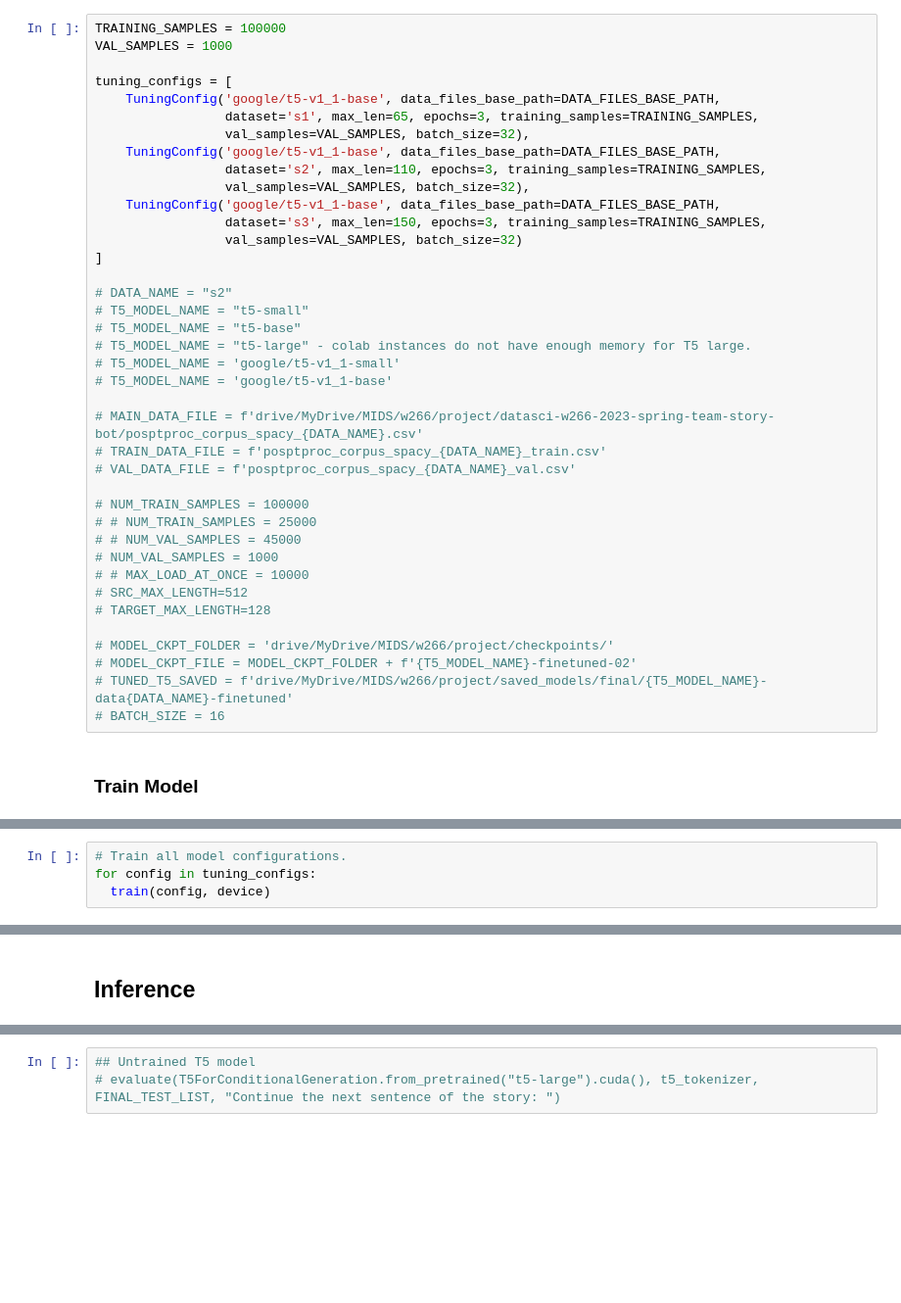
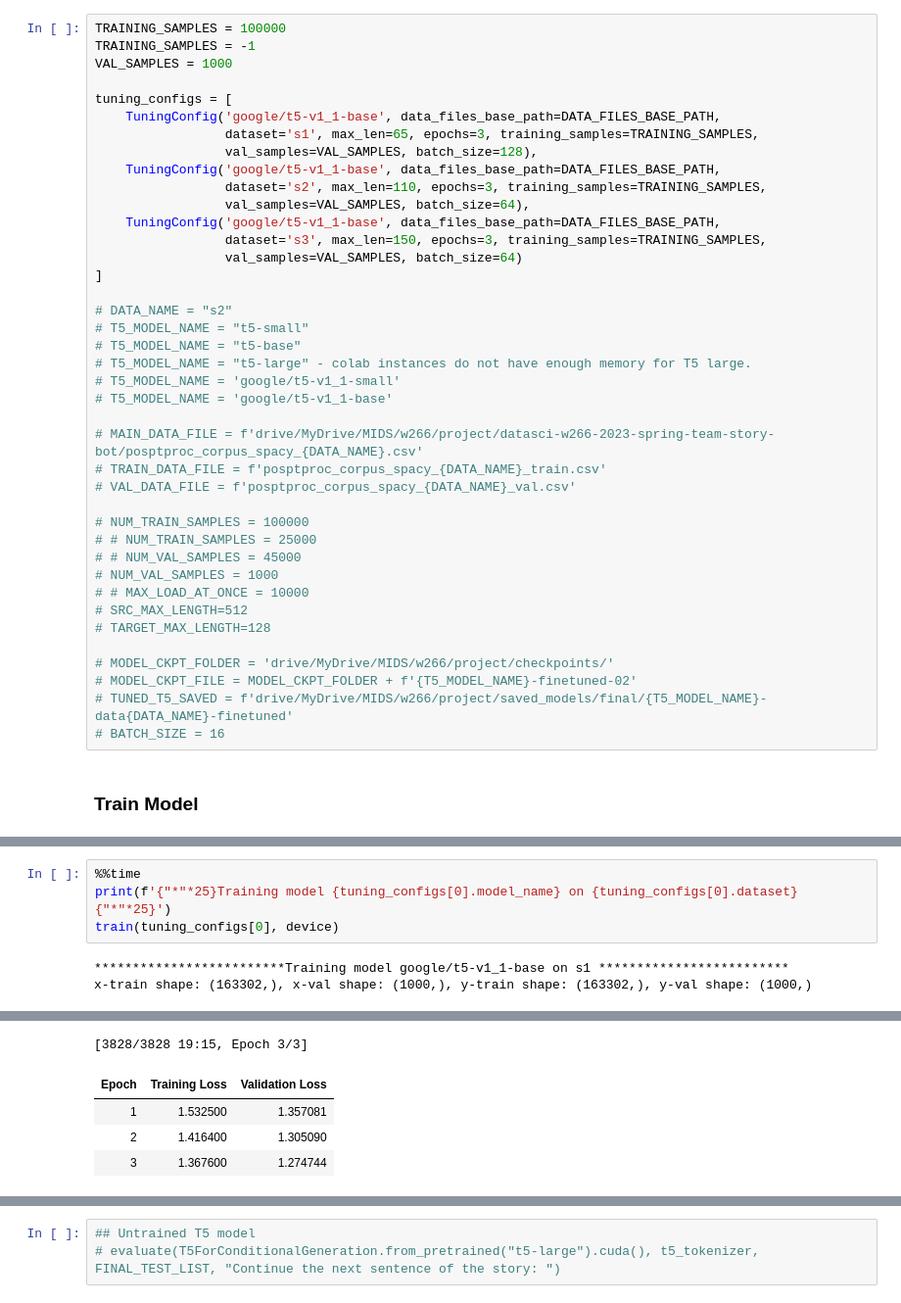
Before and after one commit to ram-senth/datasci-w266-2023-spring-team-story-bot, a Jupyter notebook: T5_Finetuning.ipynb, the cells around one changed output, grey strips where cells are left out. Shown: that part at 98% size. Cells and saved outputs as stored; diff of their text form; blank space fills up the shorter version.

Commit message:
Final T51.1 training run

```diff
--- a/T5_Finetuning.ipynb
+++ b/T5_Finetuning.ipynb
@@ -147,18 +185,19 @@ def load_data(main_file, train_val_file, test_file, test_seed=SEED, load_splits_
     return x_train, x_val, y_train, y_val
 # %%
 TRAINING_SAMPLES = 100000
+TRAINING_SAMPLES = -1
 VAL_SAMPLES = 1000
 
 tuning_configs = [
     TuningConfig('google/t5-v1_1-base', data_files_base_path=DATA_FILES_BASE_PATH,
                  dataset='s1', max_len=65, epochs=3, training_samples=TRAINING_SAMPLES,
-                 val_samples=VAL_SAMPLES, batch_size=32),
+                 val_samples=VAL_SAMPLES, batch_size=128),
     TuningConfig('google/t5-v1_1-base', data_files_base_path=DATA_FILES_BASE_PATH,
                  dataset='s2', max_len=110, epochs=3, training_samples=TRAINING_SAMPLES,
-                 val_samples=VAL_SAMPLES, batch_size=32),
+                 val_samples=VAL_SAMPLES, batch_size=64),
     TuningConfig('google/t5-v1_1-base', data_files_base_path=DATA_FILES_BASE_PATH,
                  dataset='s3', max_len=150, epochs=3, training_samples=TRAINING_SAMPLES,
-                 val_samples=VAL_SAMPLES, batch_size=32)
+                 val_samples=VAL_SAMPLES, batch_size=64)
 ]
 
 # DATA_NAME = "s2"
@@ -271,6 +309,9 @@ def train(config, device):
   print_utilization()
   print(f'{"*"*25}Training took {elapsed_time} seconds {"*"*25}')
 # %%
-# Train all model configurations.
-for config in tuning_configs:
-  train(config, device)
+%%time
+print(f'{"*"*25}Training model {tuning_configs[0].model_name} on {tuning_configs[0].dataset} {"*"*25}')
+train(tuning_configs[0], device)
+# %% [output]
+*************************Training model google/t5-v1_1-base on s1 *************************
+x-train shape: (163302,), x-val shape: (1000,), y-train shape: (163302,), y-val shape: (1000,)
@@ -276,0 +328,5 @@ for config in tuning_configs:
+[3828/3828 19:15, Epoch 3/3]
+| Epoch | Training Loss | Validation Loss |
+| 1 | 1.532500 | 1.357081 |
+| 2 | 1.416400 | 1.305090 |
+| 3 | 1.367600 | 1.274744 |
@@ -277,2 +349,0 @@ for config in tuning_configs:
-# %% [markdown]
-## Inference
```
Also changed, not shown: parts of 13 cells of this notebook.
